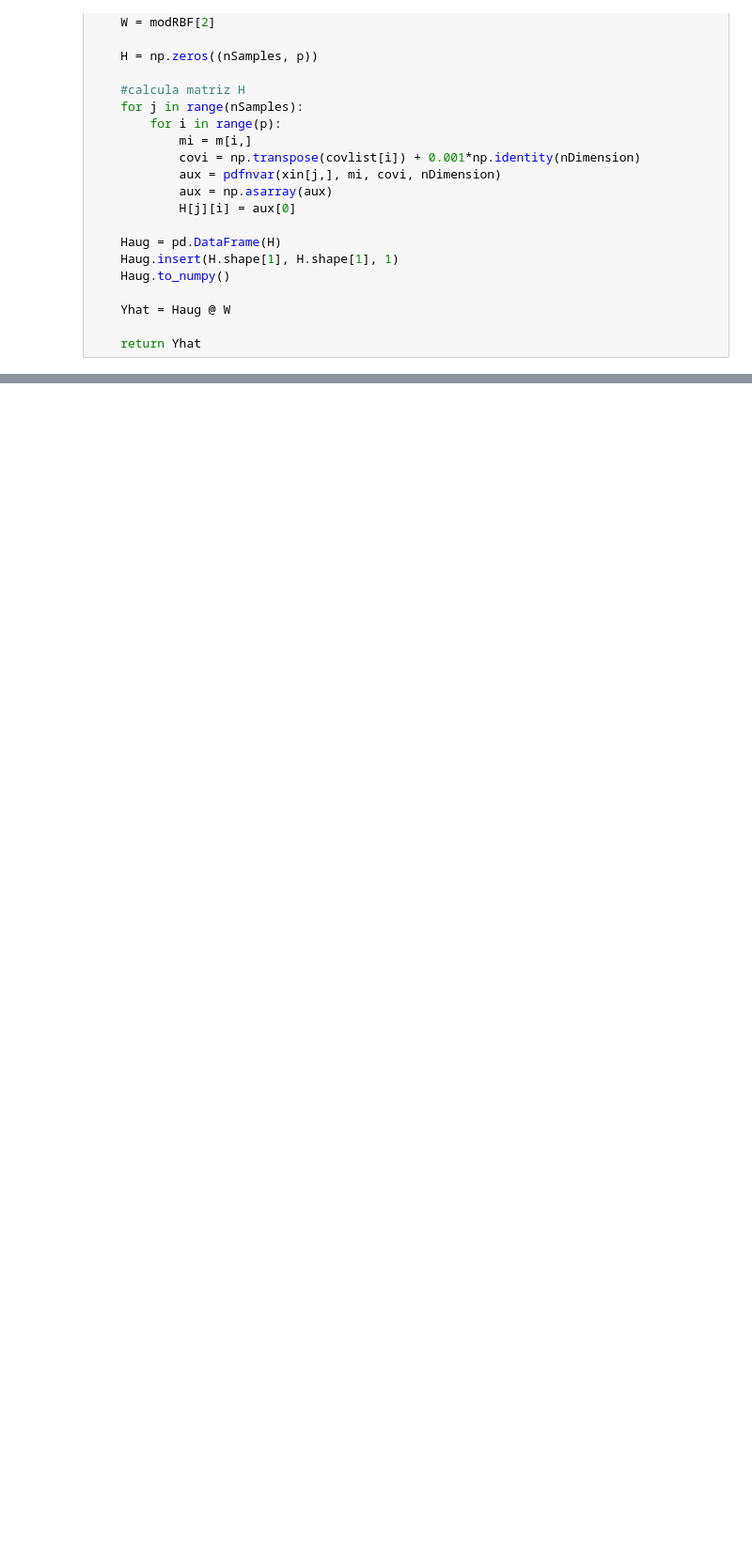
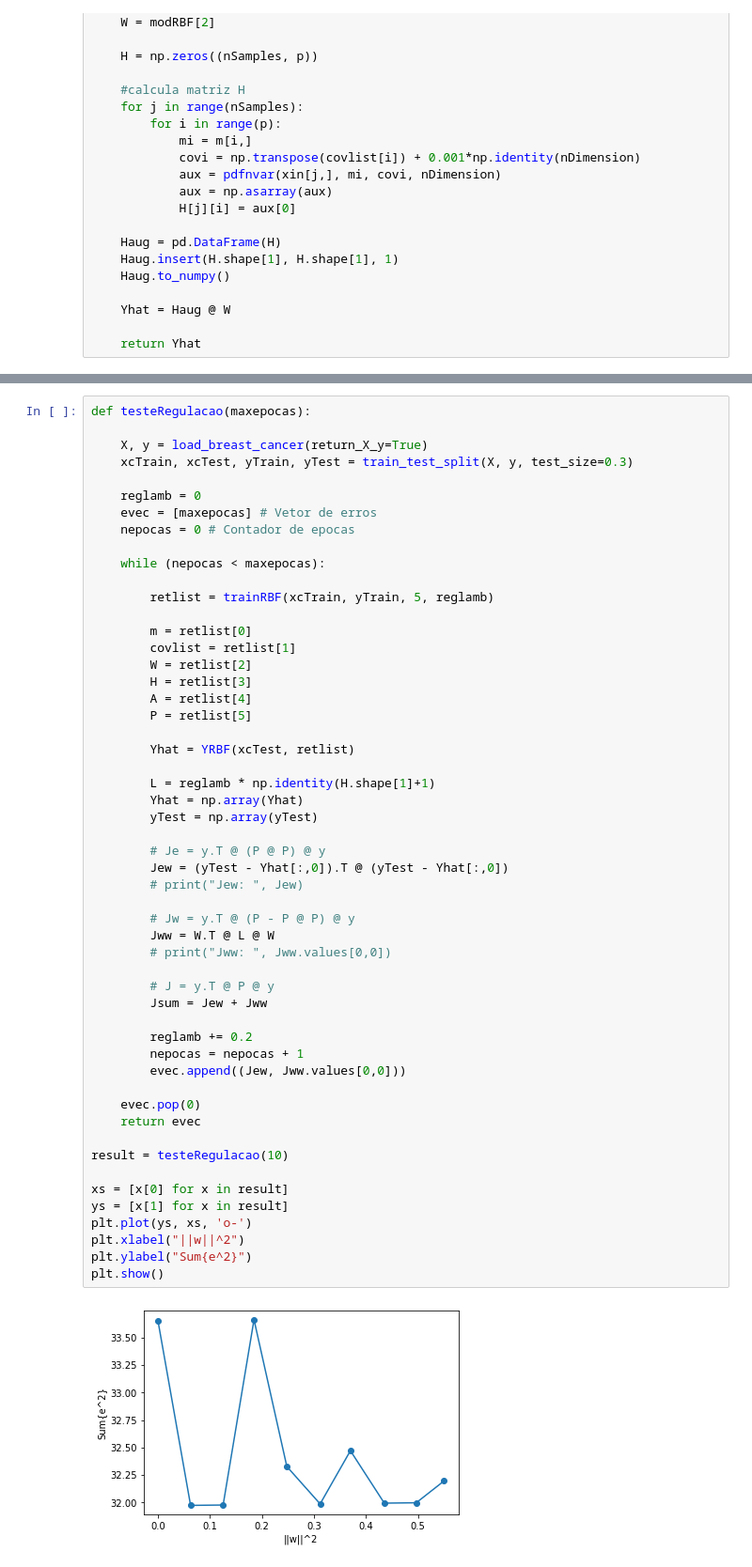
Before and after one commit to jueta/Artificial-Neural-Networks, a Jupyter notebook: Trabalho Intermediario/relatorio/codigos/testeRBF.ipynb, the cells around one changed output, grey strips where cells are left out. Shown at 94% size. Cells and saved outputs as stored; diff of their text form; blank space fills up the shorter version.

```diff
--- a/Trabalho Intermediario/relatorio/codigos/testeRBF.ipynb
+++ b/Trabalho Intermediario/relatorio/codigos/testeRBF.ipynb
@@ -309,0 +353,55 @@ Jww:  0.293782396668571
+# %%
+def testeRegulacao(maxepocas):
+
+    X, y = load_breast_cancer(return_X_y=True)
+    xcTrain, xcTest, yTrain, yTest = train_test_split(X, y, test_size=0.3)
+
+    reglamb = 0
+    evec = [maxepocas] # Vetor de erros
+    nepocas = 0 # Contador de epocas
+
+    while (nepocas < maxepocas):
+
+        retlist = trainRBF(xcTrain, yTrain, 5, reglamb)
+
+        m = retlist[0]
+        covlist = retlist[1]
+        W = retlist[2]
+        H = retlist[3]
+        A = retlist[4]
+        P = retlist[5]
+
+        Yhat = YRBF(xcTest, retlist)
+
+        L = reglamb * np.identity(H.shape[1]+1)
+        Yhat = np.array(Yhat)
+        yTest = np.array(yTest)
+
+        # Je = y.T @ (P @ P) @ y
+        Jew = (yTest - Yhat[:,0]).T @ (yTest - Yhat[:,0])
+        # print("Jew: ", Jew)
+
+        # Jw = y.T @ (P - P @ P) @ y
+        Jww = W.T @ L @ W
+        # print("Jww: ", Jww.values[0,0])
+
+        # J = y.T @ P @ y
+        Jsum = Jew + Jww
+
+        reglamb += 0.2
+        nepocas = nepocas + 1
+        evec.append((Jew, Jww.values[0,0]))
+
+    evec.pop(0)
+    return evec
+
+result = testeRegulacao(10)
+
+xs = [x[0] for x in result]
+ys = [x[1] for x in result]
+plt.plot(ys, xs, 'o-')
+plt.xlabel("||w||^2")
+plt.ylabel("Sum{e^2}")
+plt.show()
+# %% [output]
+[figure, added]
```
Also changed, not shown: parts of 4 cells of this notebook.
